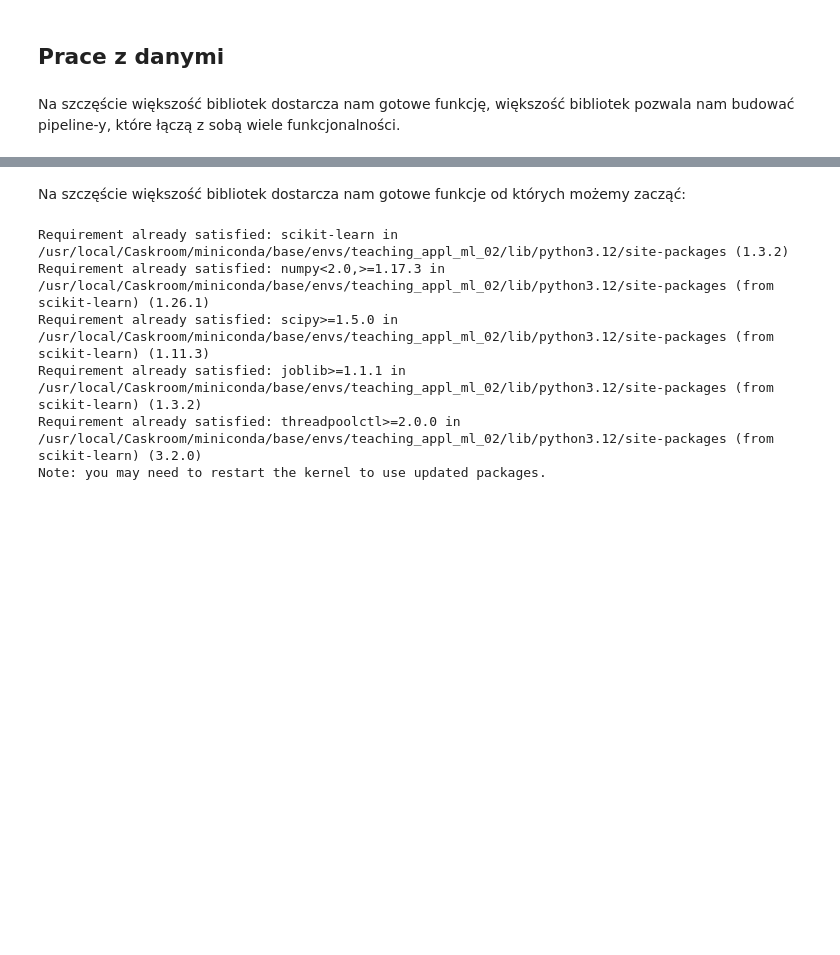
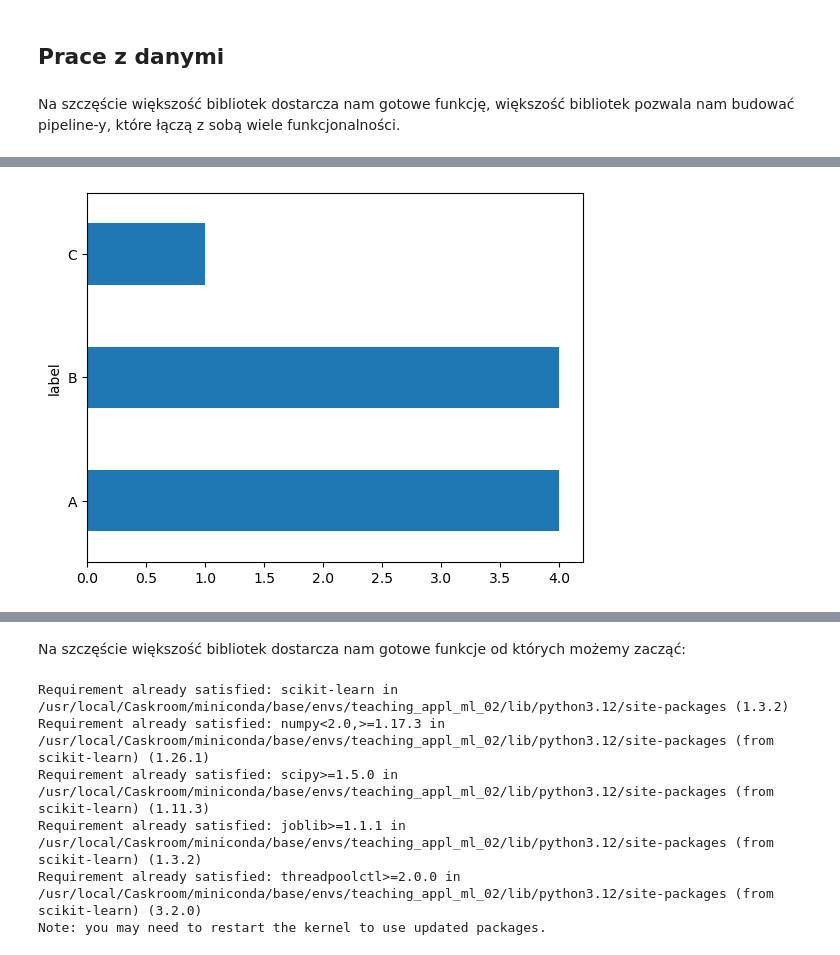
Before and after one commit to wojciech11/se_applied_machine_learning, a Jupyter notebook: 02_notebook/introduction.ipynb, the cells around one changed output, grey strips where cells are left out. Saved outputs shown, nothing was run; the diff lists cells and outputs as text; code cells hidden in the pictures; blank space fills up the shorter version.

```diff
--- a/02_notebook/introduction.ipynb
+++ b/02_notebook/introduction.ipynb
@@ -167,0 +296,10 @@ xxxxxxx panda z danymi kat i numerycznymi
+# %%
+df = pd.DataFrame({
+    'label': ['A', 'B', 'B', 'B', 'B', 'A', 'A', 'C', 'A'],
+    'col2': [1, 1, 2, -30, 1, 2, 4, 10, 30]
+})
+# %%
+df["label"].value_counts(sort=False).plot.barh()
+plt.show()
+# %% [output]
+[figure, added]
```
Also changed, not shown: parts of 34 cells of this notebook, 2 other files.
